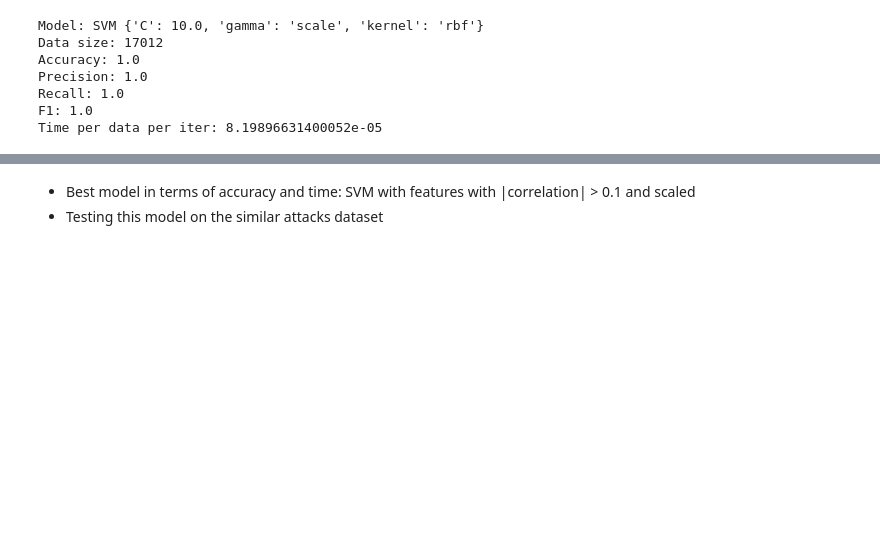
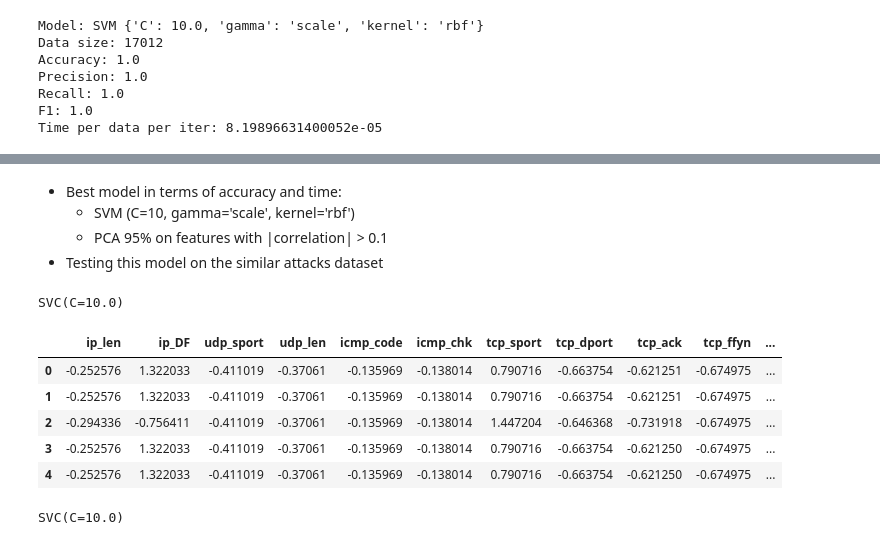
Before and after one commit to ibrahimmkhalid/data-245-project, a Jupyter notebook: model_svm.sync.ipynb, the cells around one changed output, grey strips where cells are left out. Drawn from its saved outputs; the diff is of its cells as text; code cells hidden in the pictures; blank space fills up the shorter version.

Commit message:
test known and new on top performing model

```diff
--- a/model_svm.sync.ipynb
+++ b/model_svm.sync.ipynb
@@ -526,24 +532,36 @@ benchmark_results
 | 2 | SVM {'C': 1000.0, 'gamma': 'auto'... | Known attacks | PCA 95% on all features | 17012 | 0.997237 | 0.995959 | 0.997706 | 0.996832 | 0.000118 |
 | 3 | SVM {'C': 10.0, 'gamma': 'scale',... | Known attacks | PCA 95% on features with |correla... | 17012 | 1.000000 | 1.000000 | 1.000000 | 1.000000 | 0.000082 |
 # %% [markdown]
-- Best model in terms of accuracy and time: SVM with features with |correlation| > 0.1 and scaled
+- Best model in terms of accuracy and time:
+  - SVM (C=10, gamma='scale', kernel='rbf')
+  - PCA 95% on features with |correlation| > 0.1
 - Testing this model on the similar attacks dataset
+# %%
+selected_model = SVC(**model_corr_gt1_pca.best_params_)
+selected_model.fit(X_corr_gt1_pca_train, y_corr_gt1_pca_train)
+# %% [output]
+SVC(C=10.0)
 # %%
 df_similar_attacks = pd.read_csv(similar_attacks_path, low_memory=False)
 # %%
 df_similar_attacks = df_similar_attacks.drop(columns=["ip_RF", "ip_MF", "ip_offset"])
-df_similar_attacks_class = df_similar_attacks["class"].replace(
+df_similar_attacks["class"] = df_similar_attacks["class"].replace(
     {"normal": 0, "attack": 1}
 )
-df_similar_attacks = df_similar_attacks[cols_corr_gt1[:-1]]
-df_similar_attacks_scaled = df_corr_gt1_scaler.transform(
-    df_similar_attacks
-)
+df_similar_attacks = df_similar_attacks[cols_corr_gt1]
+df_similar_attacks_scaled = scaler_gt1.transform(df_similar_attacks)
 df_similar_attacks_scaled = pd.DataFrame(
     df_similar_attacks_scaled, columns=df_similar_attacks.columns
 )
 df_similar_attacks_scaled["class"] = df_similar_attacks_class
 df_similar_attacks_scaled.head()
+# %% [output]
+|  | ip_len | ip_DF | udp_sport | udp_len | icmp_code | icmp_chk | tcp_sport | tcp_dport | tcp_ack | tcp_ffyn | ... |
+| 0 | -0.252576 | 1.322033 | -0.411019 | -0.37061 | -0.135969 | -0.138014 | 0.790716 | -0.663754 | -0.621251 | -0.674975 | ... |
+| 1 | -0.252576 | 1.322033 | -0.411019 | -0.37061 | -0.135969 | -0.138014 | 0.790716 | -0.663754 | -0.621251 | -0.674975 | ... |
+| 2 | -0.294336 | -0.756411 | -0.411019 | -0.37061 | -0.135969 | -0.138014 | 1.447204 | -0.646368 | -0.731918 | -0.674975 | ... |
+| 3 | -0.252576 | 1.322033 | -0.411019 | -0.37061 | -0.135969 | -0.138014 | 0.790716 | -0.663754 | -0.621250 | -0.674975 | ... |
+| 4 | -0.252576 | 1.322033 | -0.411019 | -0.37061 | -0.135969 | -0.138014 | 0.790716 | -0.663754 | -0.621250 | -0.674975 | ... |
 # %%
 X_similar_attacks = df_similar_attacks_scaled.drop(columns=["class"]).to_numpy()
 y_similar_attacks = df_similar_attacks_scaled["class"].to_numpy()
@@ -550,2 +577,6 @@ y_similar_attacks = df_similar_attacks_scaled["class"].to_numpy()
+# %%
+selected_model.fit(X_similar_attacks_train, y_similar_attacks_train)
+# %% [output]
+SVC(C=10.0)
 # %%
 benchmarkAndUpdateResult(
```
Also changed, not shown: parts of 12 cells of this notebook, 1 other file.
